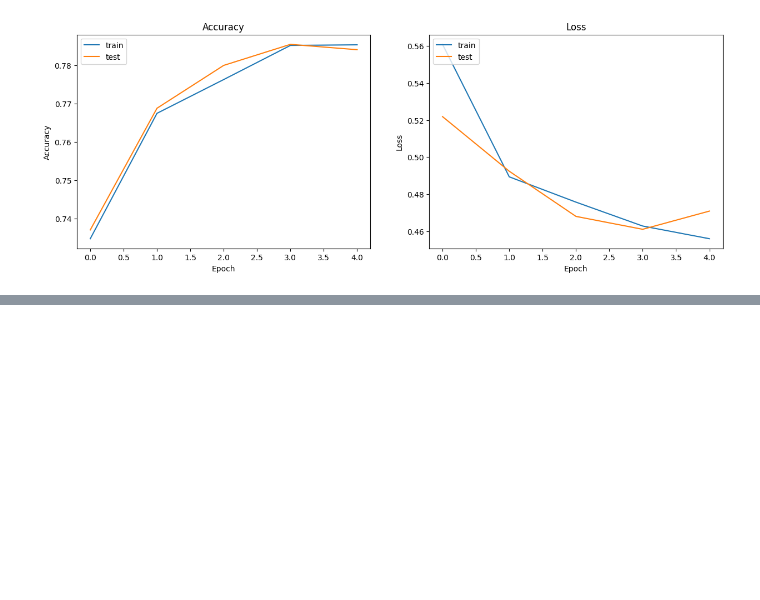
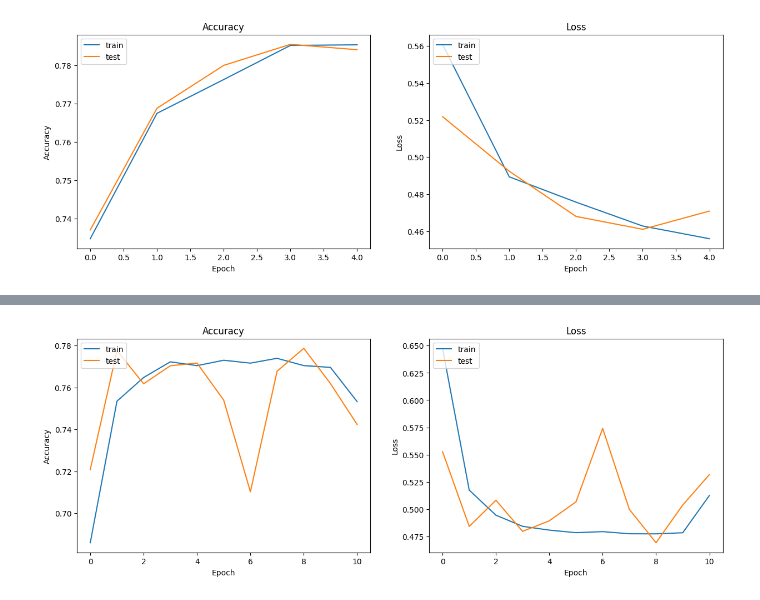
Before and after one commit to wyattsaltzman/ML-F23-Lab7, a Jupyter notebook: lab7.ipynb, the cells around one changed output, grey strips where cells are left out. Saved outputs shown, nothing was run; the diff lists cells and outputs as text; code cells hidden in the pictures; blank space fills up the shorter version.

```diff
--- a/lab7.ipynb
+++ b/lab7.ipynb
@@ -952,0 +1034,7 @@ plt.show()
+# %%
+history_xformer_conceptnet = []
+tmp = model_xformer_conceptnet.fit(
+    X_train, y_train, batch_size=64, epochs=5,
+    validation_data=(X_test, y_test)
+)
+history_xformer_conceptnet.append(tmp)
@@ -952,0 +1052,6 @@ plt.show()
+# %%
+tmp = model_xformer_conceptnet.fit(
+    X_train, y_train, batch_size=64, epochs=3,
+    validation_data=(X_test, y_test)
+)
+history_xformer_conceptnet.append(tmp)
@@ -952,0 +1065,6 @@ plt.show()
+# %%
+tmp = model_xformer_conceptnet.fit(
+    X_train, y_train, batch_size=64, epochs=3,
+    validation_data=(X_test, y_test)
+)
+history_xformer_conceptnet.append(tmp)
@@ -952,0 +1078,25 @@ plt.show()
+# %%
+combined = dict()
+for key in ['loss', 'accuracy', 'val_loss', 'val_accuracy']:
+    combined[key] = np.hstack([h.history[key] for h in history_xformer_conceptnet])
+
+plt.figure(figsize=(15, 5))
+plt.subplot(121)
+plt.plot(combined['accuracy'], label='Training')
+plt.plot(combined['val_accuracy'], label='Validation')
+plt.title('Accuracy')
+plt.ylabel('Accuracy')
+plt.xlabel('Epoch')
+plt.legend(['train', 'test'], loc='upper left')
+
+# summarize history for loss
+plt.subplot(122)
+plt.plot(combined['loss'], label='Training')
+plt.plot(combined['val_loss'], label='Validation')
+plt.title('Loss')
+plt.ylabel('Loss')
+plt.xlabel('Epoch')
+plt.legend(['train', 'test'], loc='upper left')
+plt.show()
+# %% [output]
+[figure, added]
```
Also changed, not shown: parts of 7 cells of this notebook.
